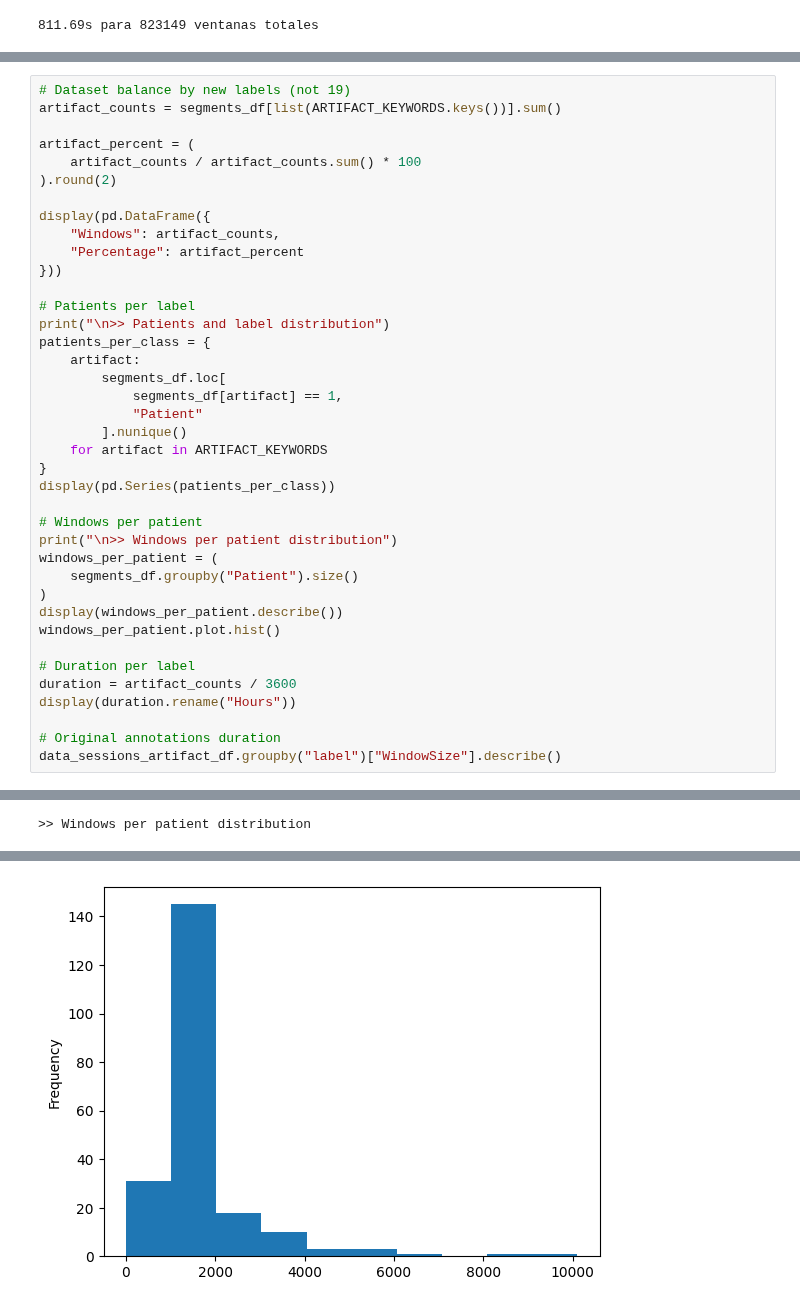
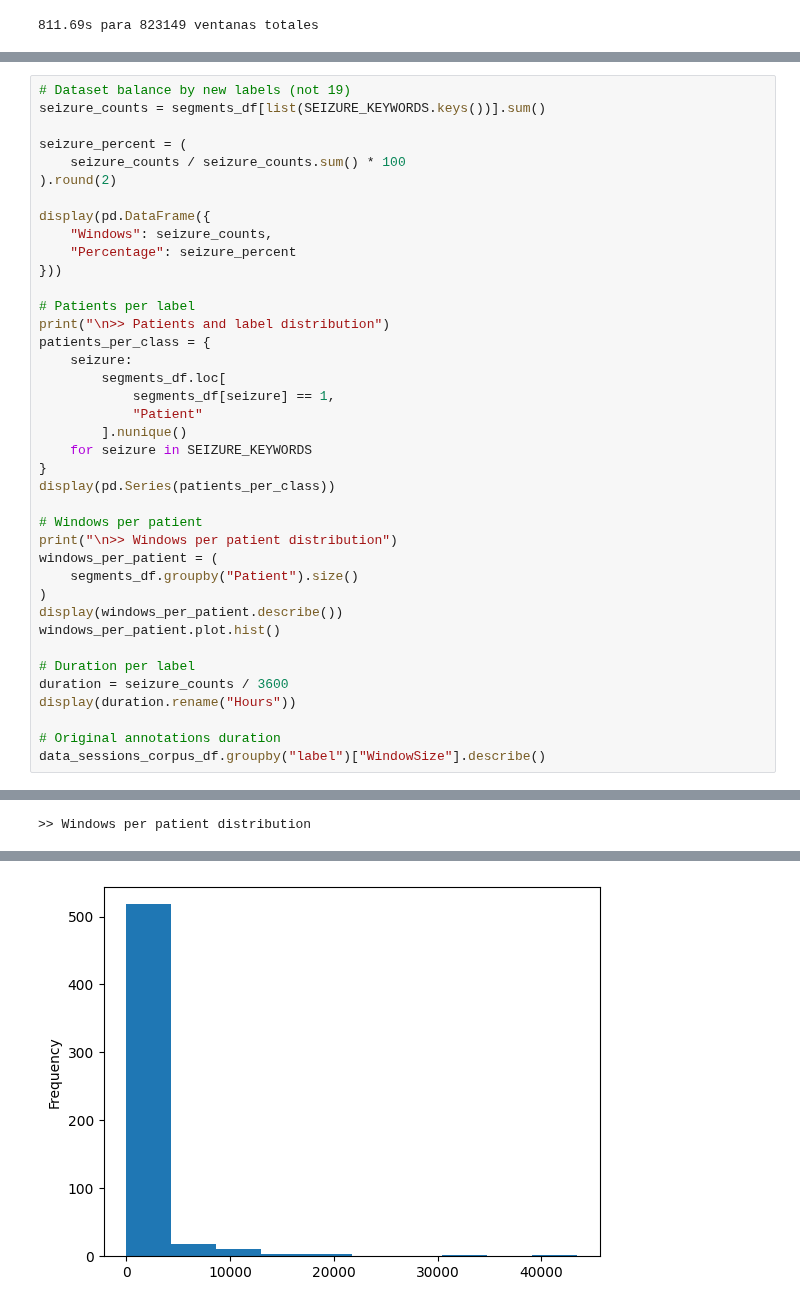
Before and after one commit to FerAndrade15/hybrid-ai-epilepsy-diagnosis, a Jupyter notebook: notebooks/eda/seizure_corpus.ipynb, the cells around one changed output, grey strips where cells are left out. Saved outputs shown, nothing was run; the diff lists cells and outputs as text.

```diff
--- a/notebooks/eda/seizure_corpus.ipynb
+++ b/notebooks/eda/seizure_corpus.ipynb
@@ -650,25 +718,25 @@ data_sessions_artifact_df.groupby("label")["WindowSize"].describe()
 # %%
 # Dataset balance by new labels (not 19)
-artifact_counts = segments_df[list(ARTIFACT_KEYWORDS.keys())].sum()
+seizure_counts = segments_df[list(SEIZURE_KEYWORDS.keys())].sum()
 
-artifact_percent = (
-    artifact_counts / artifact_counts.sum() * 100
+seizure_percent = (
+    seizure_counts / seizure_counts.sum() * 100
 ).round(2)
 
 display(pd.DataFrame({
-    "Windows": artifact_counts,
-    "Percentage": artifact_percent
+    "Windows": seizure_counts,
+    "Percentage": seizure_percent
 }))
 
 # Patients per label
 print("\n>> Patients and label distribution")
 patients_per_class = {
-    artifact:
+    seizure:
         segments_df.loc[
-            segments_df[artifact] == 1,
+            segments_df[seizure] == 1,
             "Patient"
         ].nunique()
-    for artifact in ARTIFACT_KEYWORDS
+    for seizure in SEIZURE_KEYWORDS
 }
 display(pd.Series(patients_per_class))
 
@@ -681,10 +749,10 @@ display(windows_per_patient.describe())
 windows_per_patient.plot.hist()
 
 # Duration per label
-duration = artifact_counts / 3600
+duration = seizure_counts / 3600
 display(duration.rename("Hours"))
 
 # Original annotations duration
-data_sessions_artifact_df.groupby("label")["WindowSize"].describe()
+data_sessions_corpus_df.groupby("label")["WindowSize"].describe()
 # %% [output]
 |  | Windows | Percentage |
@@ -734 +795 @@ Name: Hours, dtype: float64
-[figure, old version]
+[figure, new version]
```
Also changed, not shown: parts of 10 cells of this notebook, 2 other files.
